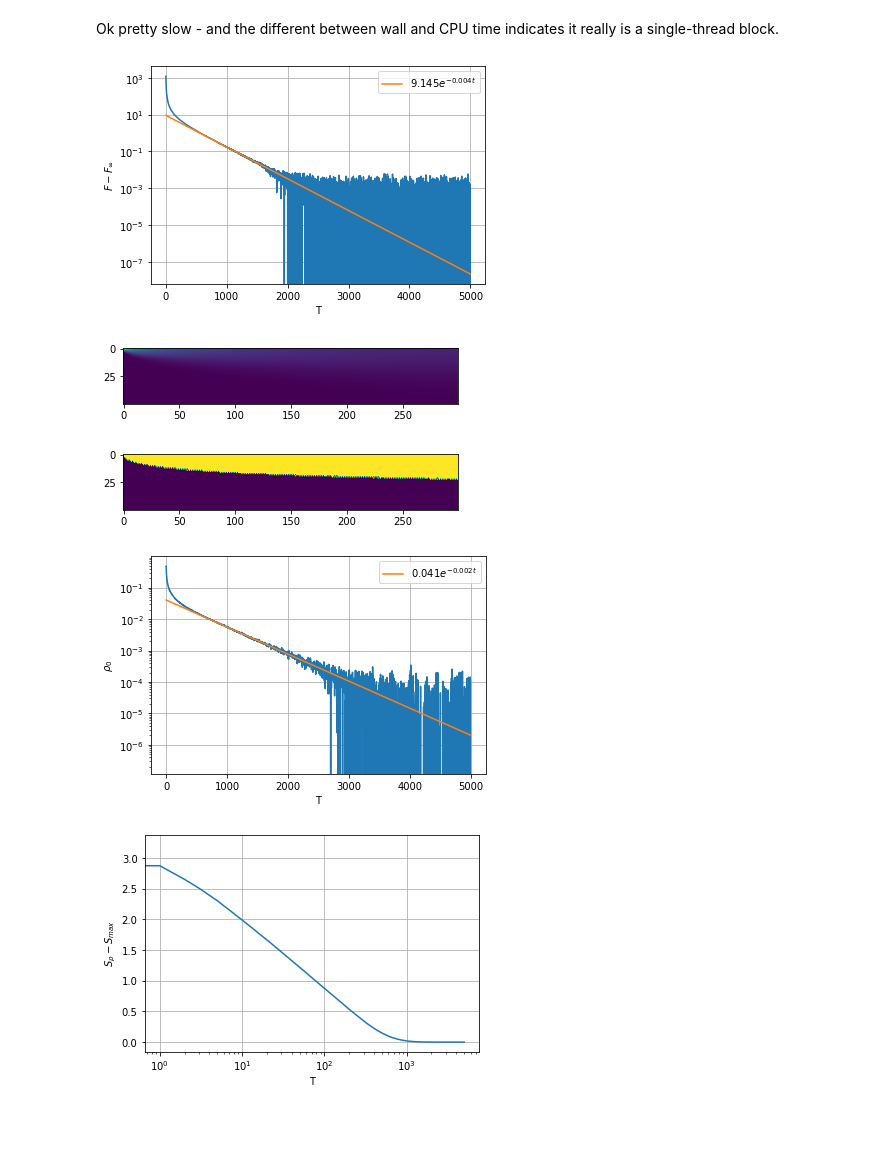
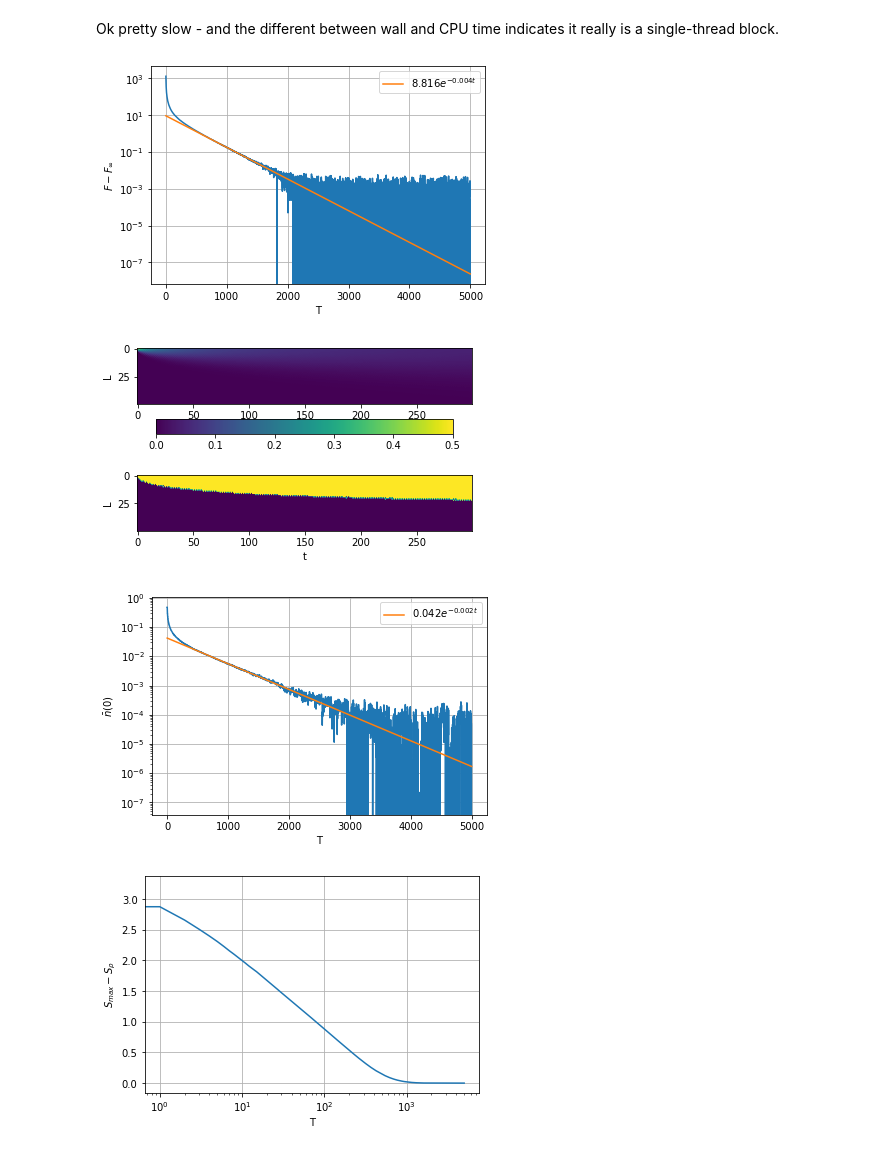
Before and after one commit to Renmusxd/RandomUnitaryLayers, a Jupyter notebook: jupyter/DensityTests.ipynb, the cells around one changed output. Drawn from its saved outputs; the diff is of its cells as text; code cells hidden in the pictures; blank space fills up the shorter version.

```diff
--- a/jupyter/DensityTests.ipynb
+++ b/jupyter/DensityTests.ipynb
@@ -29,7 +31,7 @@ Wall time: 29.9 s
 # %% [markdown]
 Ok pretty slow - and the different between wall and CPU time indicates it really is a single-thread block.
 # %%
-data = D*purities - 1.0
+data = purities - 1.0
 
 data_subsection = data[750:1500]
 regress = scipy.stats.linregress(numpy.arange(750,1500), numpy.log(data_subsection))
@@ -45,16 +47,26 @@ pyplot.grid()
 pyplot.legend()
 pyplot.show()
 # %% [output]
-[figure, old version]
+[figure, new version]
 # %%
-pyplot.imshow(densities[:300,:].T /2.0)
+fig, axs = pyplot.subplots(2)
+
+
+im1 = axs[0].imshow(densities[:300,:].T /2.0)
+axs[0].set_ylabel('L')
+
+
+axs[1].imshow(densities[:300,:].T /2.0 > 1.0/n)
+
+axs[1].set_xlabel('t')
+axs[1].set_ylabel('L')
+
+fig.colorbar(im1, ax=axs[0], orientation='horizontal')
+
+pyplot.savefig('/tmp/density.png')
 pyplot.show()
-
-pyplot.imshow(densities[:300,:].T /2.0 > 1.0/n)
-pyplot.show()
 # %% [output]
-[figure, old version]
+[figure, new version]
-[figure, removed]
 # %%
 data = densities[:,0] / 2.0 - 1.0/n
 
@@ -64,22 +76,22 @@ regress = scipy.stats.linregress(numpy.arange(750,2000), numpy.log(data_subsecti
 pyplot.plot(data)
 pyplot.plot(numpy.exp( regress.intercept + regress.slope * numpy.arange(len(data)) ), label="${:.3f} e^{{ {:.3f}t }}$".format(numpy.exp(regress.intercept), regress.slope))
 
-pyplot.ylabel(r'$\rho_0$')
+pyplot.ylabel(r'$\bar n(0)$')
 pyplot.xlabel('T')
 pyplot.yscale('log')
 pyplot.grid()
 pyplot.legend()
 pyplot.show()
 # %% [output]
-[figure, old version]
+[figure, new version]
 # %%
 maxS = scipy.stats.entropy(numpy.ones((n,))/n)
 
 pyplot.plot(maxS - scipy.stats.entropy(densities / 2.0, axis=-1))
 
-pyplot.ylabel(r'$S_\rho - S_{max}$')
+pyplot.ylabel(r'$S_{max} - S_\rho$')
 pyplot.xlabel('T')
 pyplot.xscale('log')
 pyplot.grid()
 # %% [output]
-[figure, old version]
+[figure, new version]
```
Also changed, not shown: parts of 3 cells of this notebook, 15 other files.
